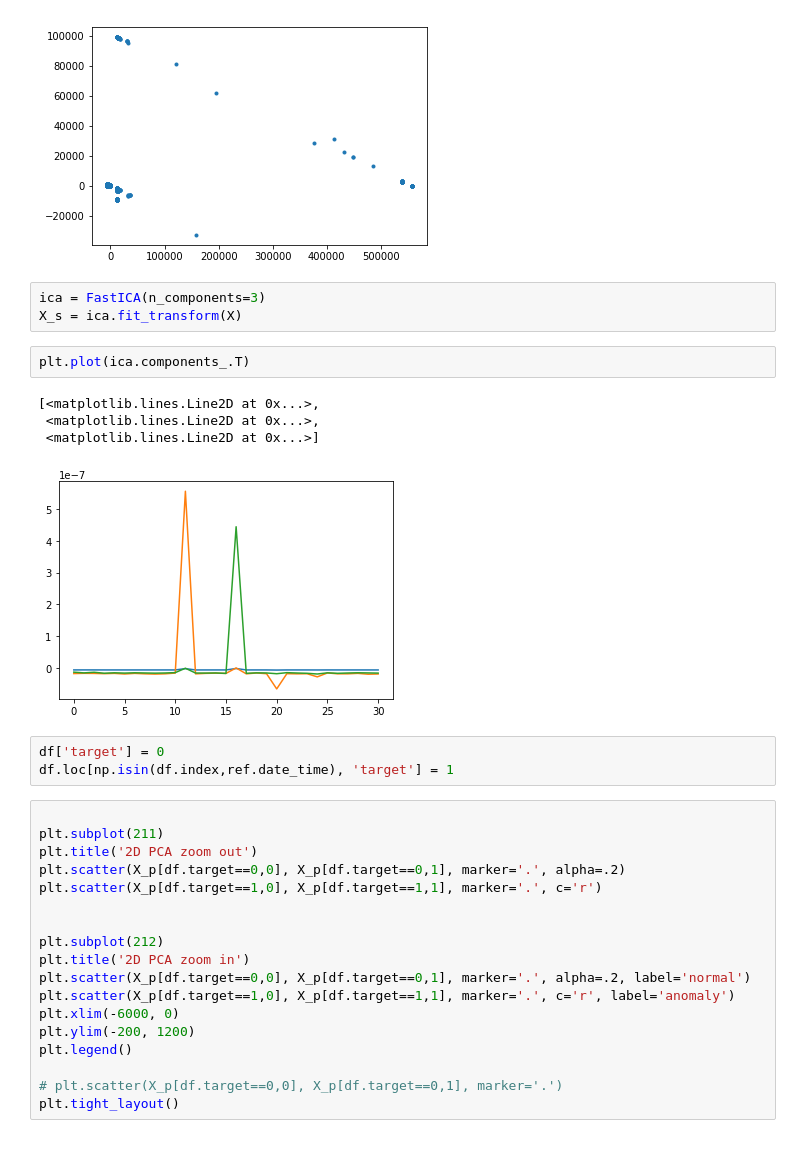
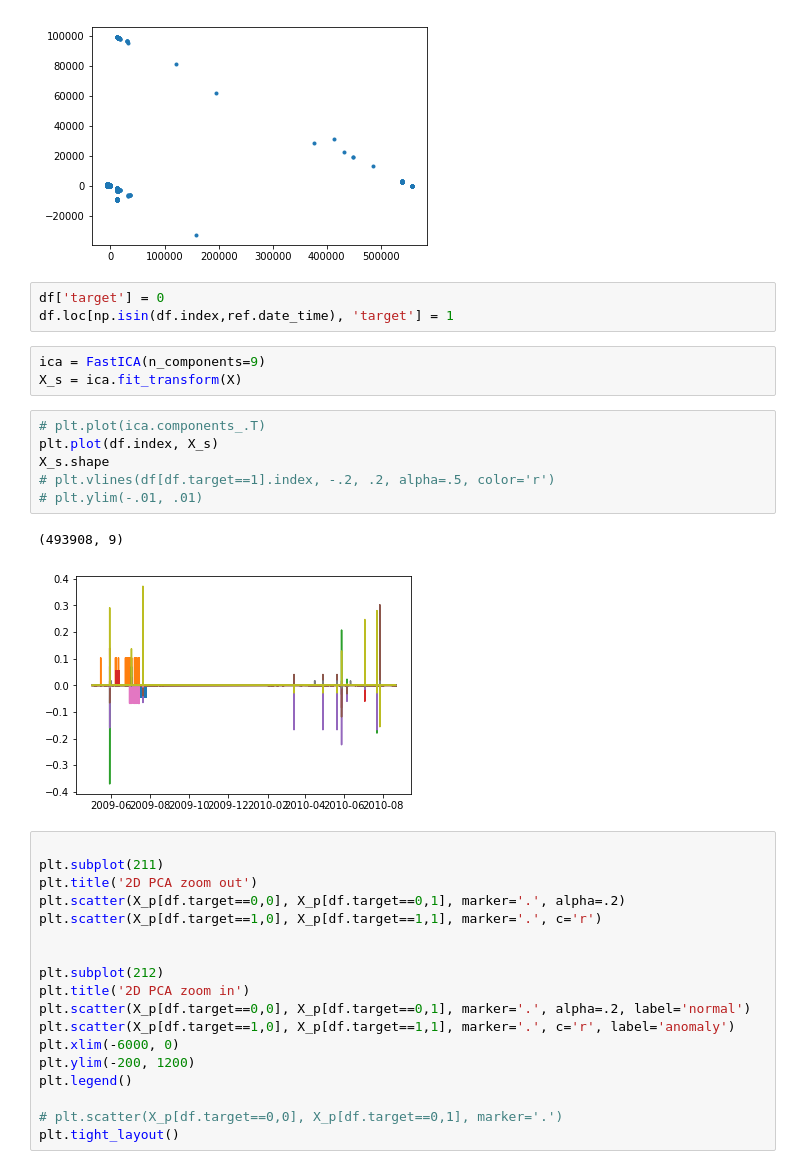
Before and after one commit to rtbs-dev/phm-feature-maker, a Jupyter notebook: sandbox.ipynb, the cells around one changed output. Drawn from its saved outputs; the diff is of its cells as text.

```diff
--- a/sandbox.ipynb
+++ b/sandbox.ipynb
@@ -64,19 +64,21 @@ plt.scatter(X_p[:,0], X_p[:,1], marker='.')
 # %% [output]
 <matplotlib.collections.PathCollection at 0x...>
 [figure]
-# %%
-ica = FastICA(n_components=3)
-X_s = ica.fit_transform(X)
-# %%
-plt.plot(ica.components_.T)
-# %% [output]
-[<matplotlib.lines.Line2D at 0x...>,
- <matplotlib.lines.Line2D at 0x...>,
- <matplotlib.lines.Line2D at 0x...>]
-[figure, removed]
 # %%
 df['target'] = 0
 df.loc[np.isin(df.index,ref.date_time), 'target'] = 1
+# %%
+ica = FastICA(n_components=9)
+X_s = ica.fit_transform(X)
+# %%
+# plt.plot(ica.components_.T)
+plt.plot(df.index, X_s)
+X_s.shape
+# plt.vlines(df[df.target==1].index, -.2, .2, alpha=.5, color='r')
+# plt.ylim(-.01, .01)
+# %% [output]
+(493908, 9)
+[figure, added]
 # %%
 
 plt.subplot(211)
```
Also changed, not shown: parts of 5 cells of this notebook.
